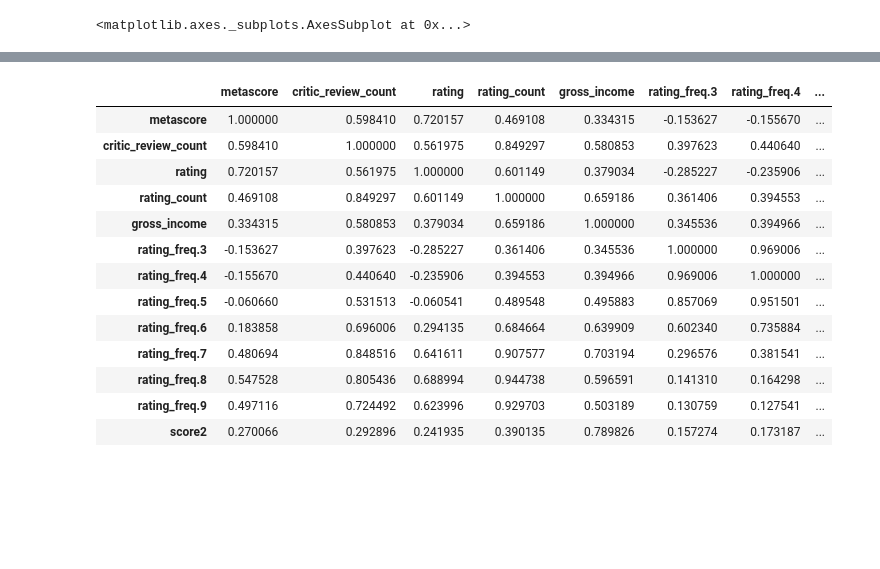
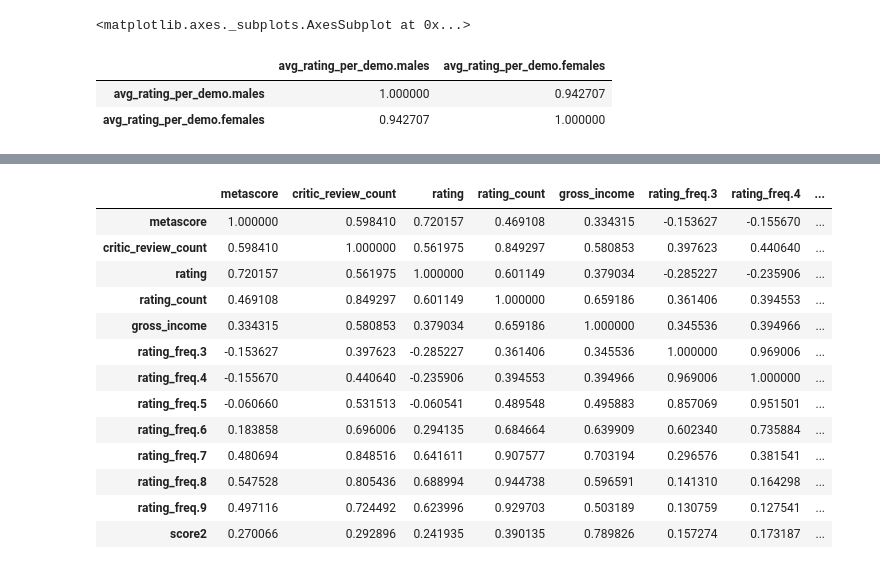
Before and after one commit to shaypal5/rotten_needles, a Jupyter notebook: notebooks/Stats.ipynb, the cells around one changed output, grey strips where cells are left out. Drawn from its saved outputs; the diff is of its cells as text; code cells hidden in the pictures; blank space fills up the shorter version.

```diff
--- a/notebooks/Stats.ipynb
+++ b/notebooks/Stats.ipynb
@@ -154,6 +222,12 @@ sns.regplot(x ='avg_rating_per_demo.males', y = 'avg_rating_per_demo.females', d
 [interactive output not drawn]
 [interactive output not drawn]
 <matplotlib.axes._subplots.AxesSubplot at 0x...>
+# %%
+imdb[['avg_rating_per_demo.males','avg_rating_per_demo.females']].corr()
+# %% [output]
+|  | avg_rating_per_demo.males | avg_rating_per_demo.females |
+| avg_rating_per_demo.males | 1.000000 | 0.942707 |
+| avg_rating_per_demo.females | 0.942707 | 1.000000 |
 # %%
 plt.figure()
 plt.ylim([0,10])
```
Also changed, not shown: parts of 14 cells of this notebook.
